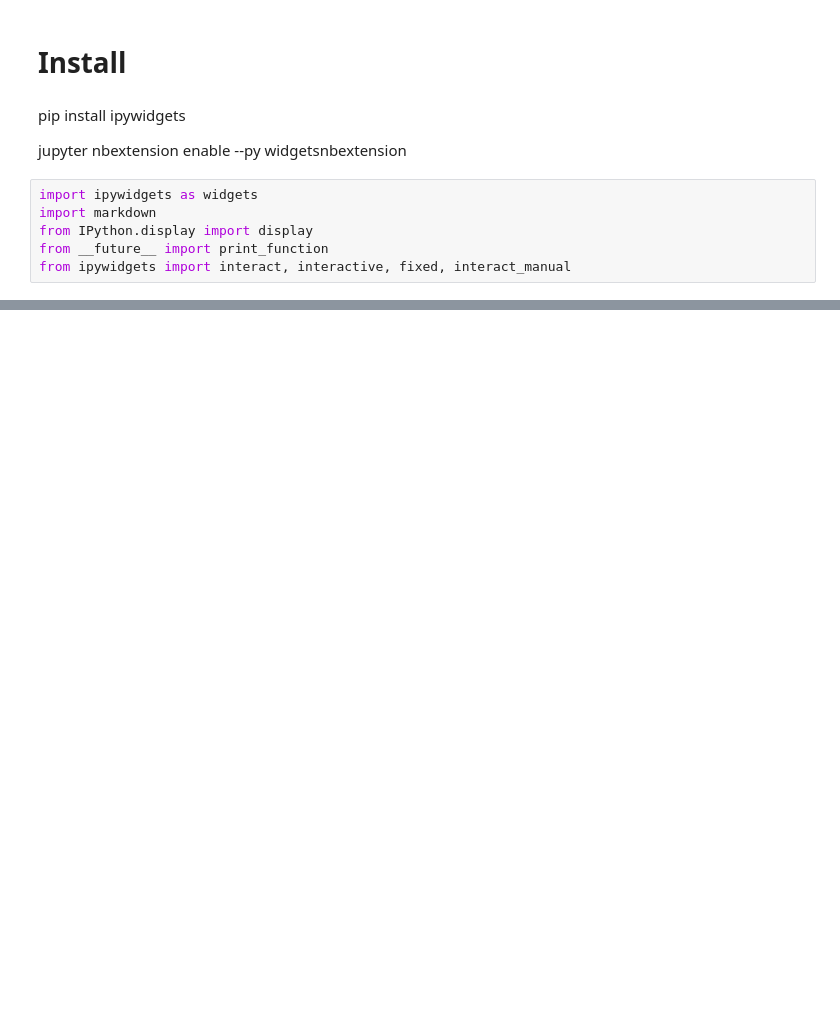
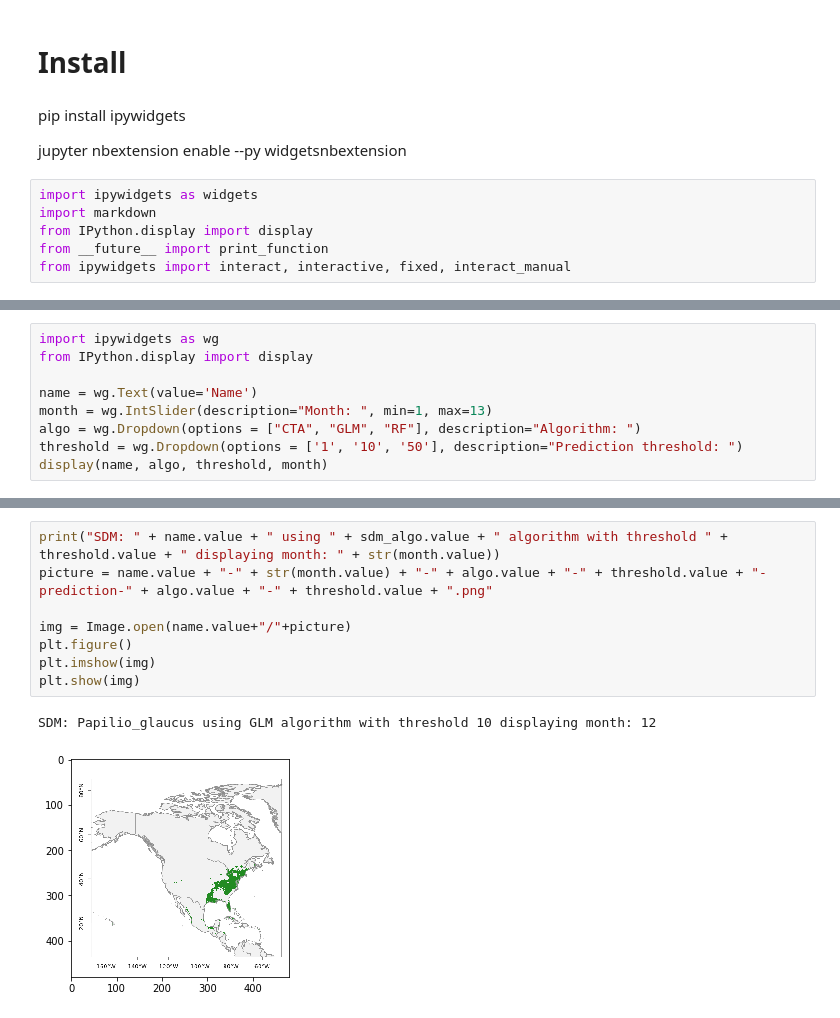
Before and after one commit to trillsauceda/playground, a Jupyter notebook: Command.ipynb, the cells around one changed output, grey strips where cells are left out. Drawn from its saved outputs; the diff is of its cells as text; blank space fills up the shorter version.

```diff
--- a/Command.ipynb
+++ b/Command.ipynb
@@ -90,0 +15,9 @@ NameError: name 'text' is not defined
+# %%
+import ipywidgets as wg
+from IPython.display import display
+
+name = wg.Text(value='Name')
+month = wg.IntSlider(description="Month: ", min=1, max=13)
+algo = wg.Dropdown(options = ["CTA", "GLM", "RF"], description="Algorithm: ")
+threshold = wg.Dropdown(options = ['1', '10', '50'], description="Prediction threshold: ")
+display(name, algo, threshold, month)
@@ -90,0 +35,11 @@ NameError: name 'text' is not defined
+# %%
+print("SDM: " + name.value + " using " + sdm_algo.value + " algorithm with threshold " + threshold.value + " displaying month: " + str(month.value))
+picture = name.value + "-" + str(month.value) + "-" + algo.value + "-" + threshold.value + "-prediction-" + algo.value + "-" + threshold.value + ".png"
+
+img = Image.open(name.value+"/"+picture)
+plt.figure()
+plt.imshow(img)
+plt.show(img)
+# %% [output]
+SDM: Papilio_glaucus using GLM algorithm with threshold 10 displaying month: 12
+[figure, added]
```
Also changed, not shown: parts of 11 cells of this notebook, 1 other file.
